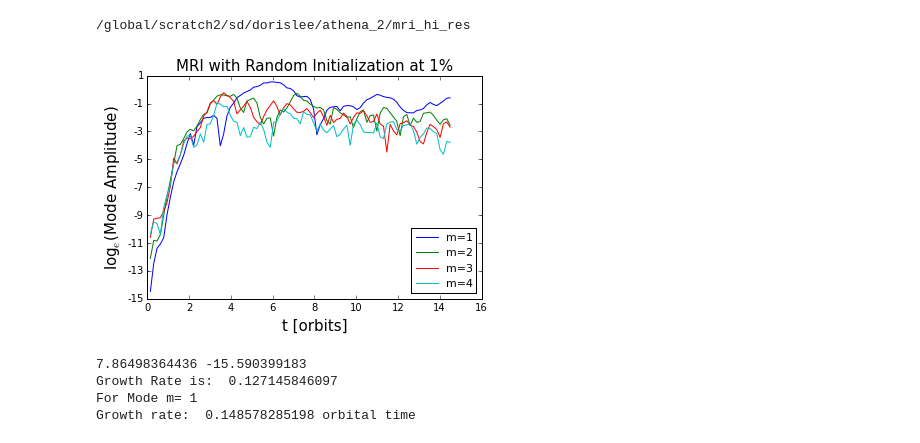
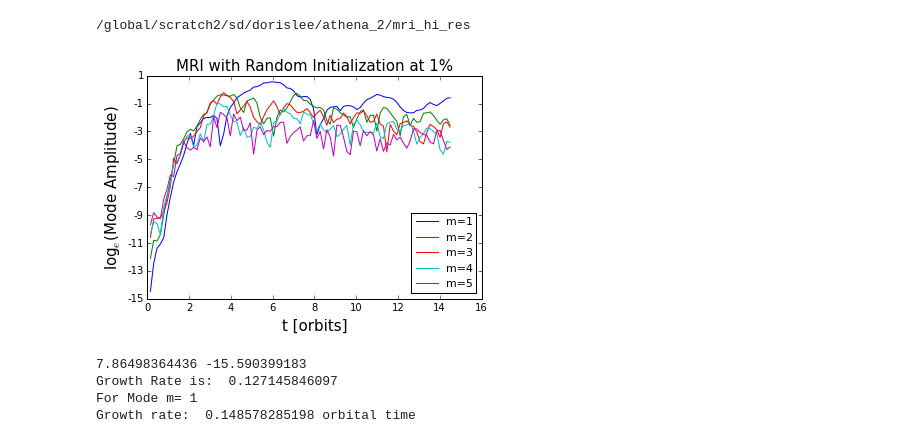
Before and after one commit to dorisjlee/usrp, a Jupyter notebook: notes/Week6/Mode Growth Analysis for PPI uniform,SMR, MRI.ipynb, the cells around one changed output. Saved outputs shown, nothing was run; the diff lists cells and outputs as text; code cells hidden in the pictures.

```diff
--- a/notes/Week6/Mode Growth Analysis for PPI uniform,SMR, MRI.ipynb
+++ b/notes/Week6/Mode Growth Analysis for PPI uniform,SMR, MRI.ipynb
@@ -218,28 +218,28 @@ cd ~/gscratch/athena_2/mri_hi_res/
 # %%
 from matplotlib.legend_handler import HandlerLine2D
 import matplotlib.ticker as mtick
 import matplotlib as mpl
 mpl.rcParams['axes.color_cycle'] = ['b', 'g', 'r', 'c', 'm']
 fig, ax = plt.subplots()
 amp =  np.loadtxt("../mri_hi_res/amp.txt")
 t_orbits  = np.arange(len(amp))/2./np.pi
 plt.ylabel("log$_e$(Mode Amplitude)",fontsize=15)
 plt.xlabel("t [orbits]",fontsize=15)
-for m in np.arange(1,5):
+for m in np.arange(1,6):
     plt.semilogy(t_orbits,amp[:,m],label="m={}".format(m),basey=np.e)
 x_min=5
 x_max=10
 # plt.axvline(x_min,color='r',linestyle="--")
 # plt.axvline(x_max,color='r',linestyle="--")
 # plt.xlim(0,15)
 plt.title("MRI with Random Initialization at 1%",fontsize=15)
 plt.legend(loc='lower right',prop={'size':11},numpoints=1)
 def ticks(y, pos):
     return r'{:.0f}'.format(np.log(y))
 ax.yaxis.set_major_formatter(mtick.FuncFormatter(ticks))
 plt.savefig("mri_randinit1percent.pdf",format="pdf")
 # %% [output]
-[figure, old version]
+[figure, new version]
 # %%
 m=1
 a = 2
```
Also changed, not shown: parts of 3 cells of this notebook, 1 other file.
